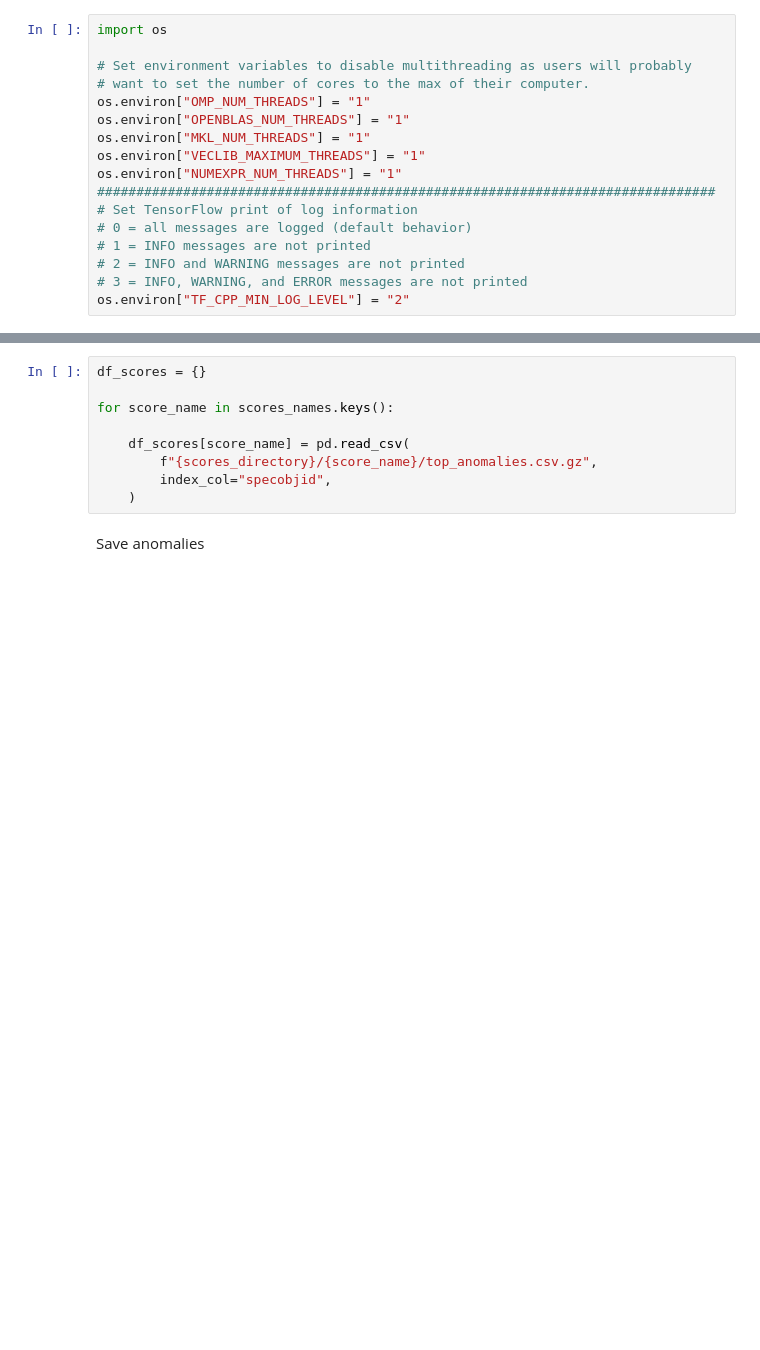
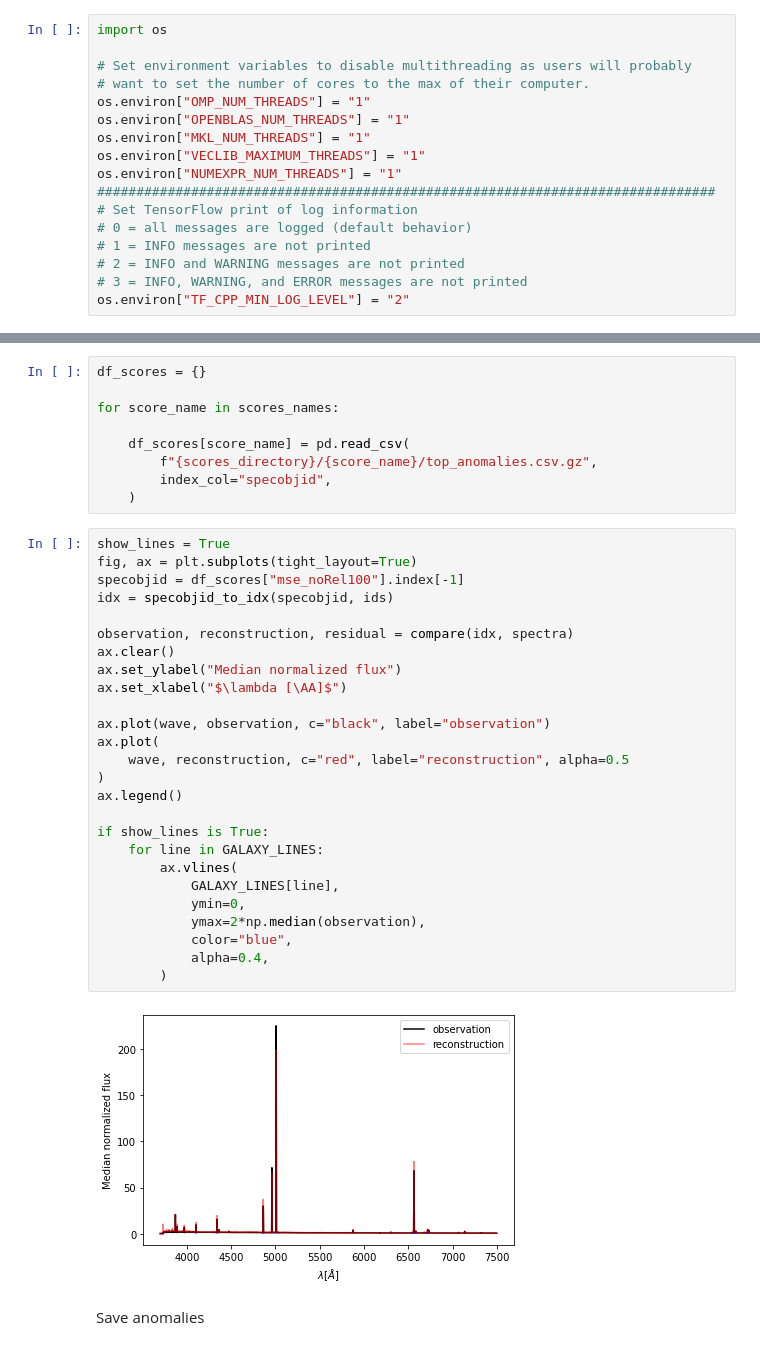
Before and after one commit to ed-ortizm/anomaly, a Jupyter notebook: anomalies/bin_03.ipynb, the cells around one changed output, grey strips where cells are left out. Saved outputs shown, nothing was run; the diff lists cells and outputs as text; blank space fills up the shorter version.

```diff
--- a/anomalies/bin_03.ipynb
+++ b/anomalies/bin_03.ipynb
@@ -93,12 +71,40 @@ scores_names = {
 # %%
 df_scores = {}
 
-for score_name in scores_names.keys():
+for score_name in scores_names:
 
     df_scores[score_name] = pd.read_csv(
         f"{scores_directory}/{score_name}/top_anomalies.csv.gz",
         index_col="specobjid",
     )
+# %%
+show_lines = True
+fig, ax = plt.subplots(tight_layout=True)
+specobjid = df_scores["mse_noRel100"].index[-1]
+idx = specobjid_to_idx(specobjid, ids)
+
+observation, reconstruction, residual = compare(idx, spectra)
+ax.clear()
+ax.set_ylabel("Median normalized flux")
+ax.set_xlabel("$\lambda [\AA]$")
+
+ax.plot(wave, observation, c="black", label="observation")
+ax.plot(
+    wave, reconstruction, c="red", label="reconstruction", alpha=0.5
+)
+ax.legend()
+
+if show_lines is True:
+    for line in GALAXY_LINES:
+        ax.vlines(
+            GALAXY_LINES[line],
+            ymin=0,
+            ymax=2*np.median(observation),
+            color="blue",
+            alpha=0.4,
+        )
+# %% [output]
+[figure, added]
 # %% [markdown]
 Save anomalies
 # %%
```
Also changed, not shown: parts of 9 cells of this notebook, 2 other files.
